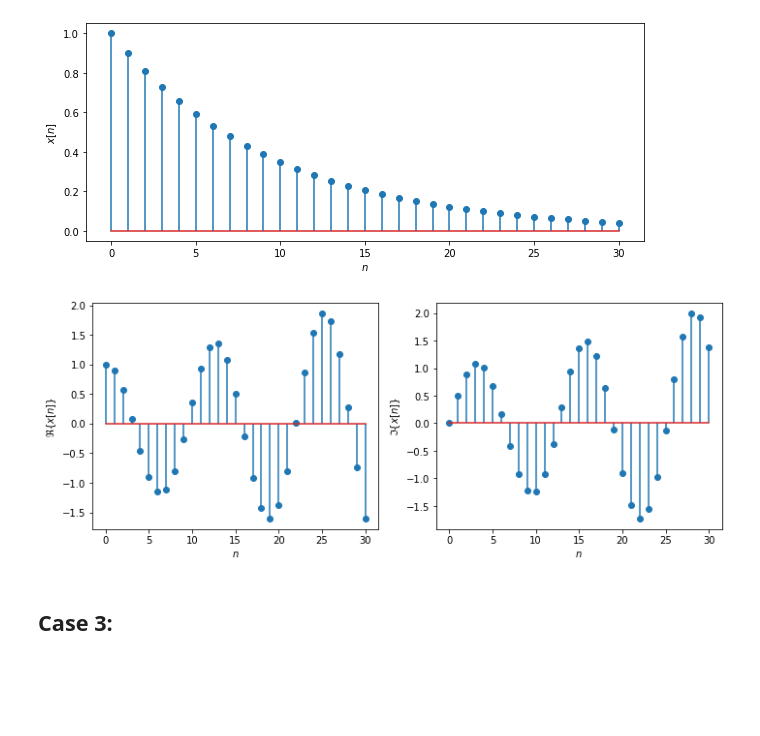
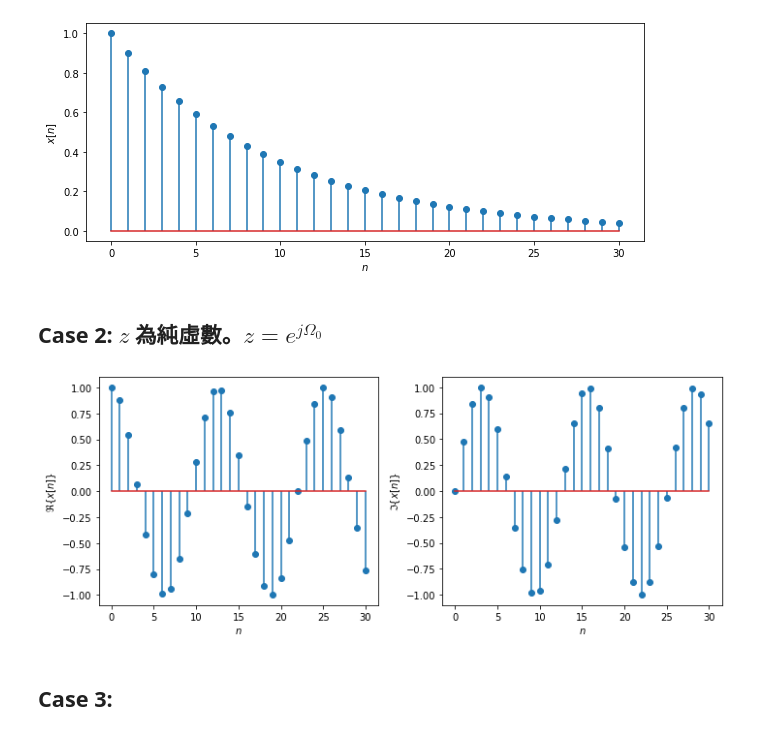
Before and after one commit to luckguy/SS2022, a Jupyter notebook: SS02_d.ipynb, the cells around one changed output. Drawn from its saved outputs; the diff is of its cells as text; code cells hidden in the pictures; blank space fills up the shorter version.

```diff
--- a/SS02_d.ipynb
+++ b/SS02_d.ipynb
@@ -111,11 +111,13 @@ x = exponential_signal_z(k, z)
 plot_real_signal(k,x)
 # %% [output]
 [figure]
+# %% [markdown]
+## Case 2: $z$ 為純虛數。$z=e^{j\Omega_0}$
 # %%
 k = np.arange(31)
-x = exponential_signal(k, 0.025, 0.5)
+x = exponential_signal(k, 0., 0.5)
 plot_complex_signal(k,x)
 # %% [output]
-[figure, old version]
+[figure, new version]
 # %% [markdown]
 ## Case 3:
```
